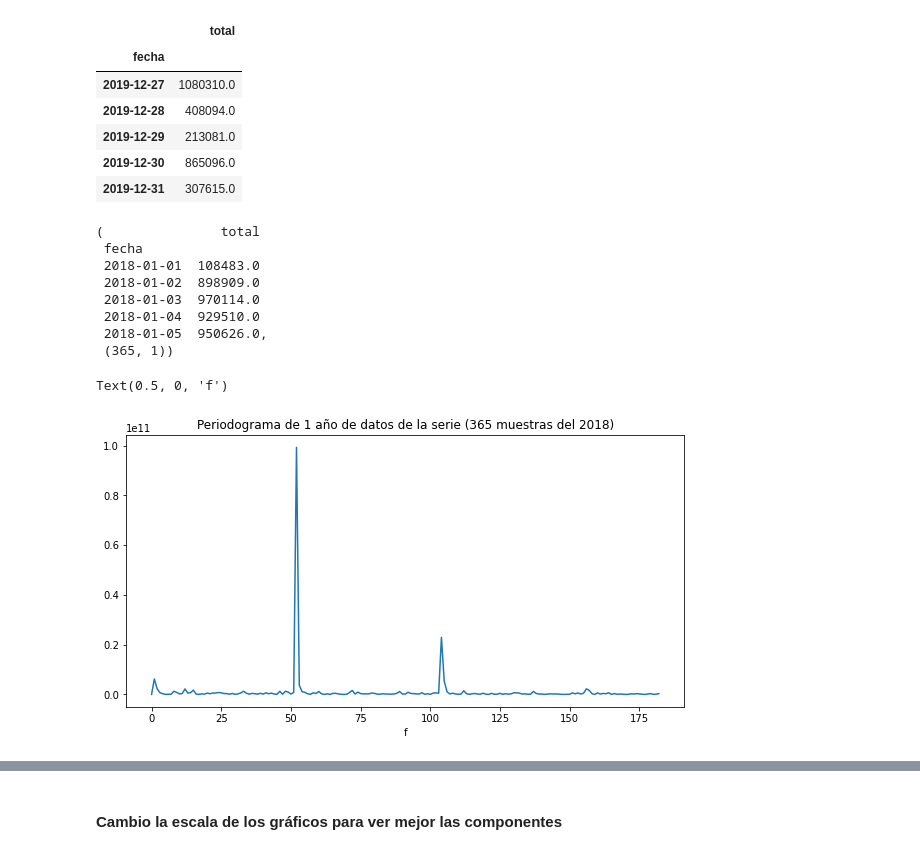
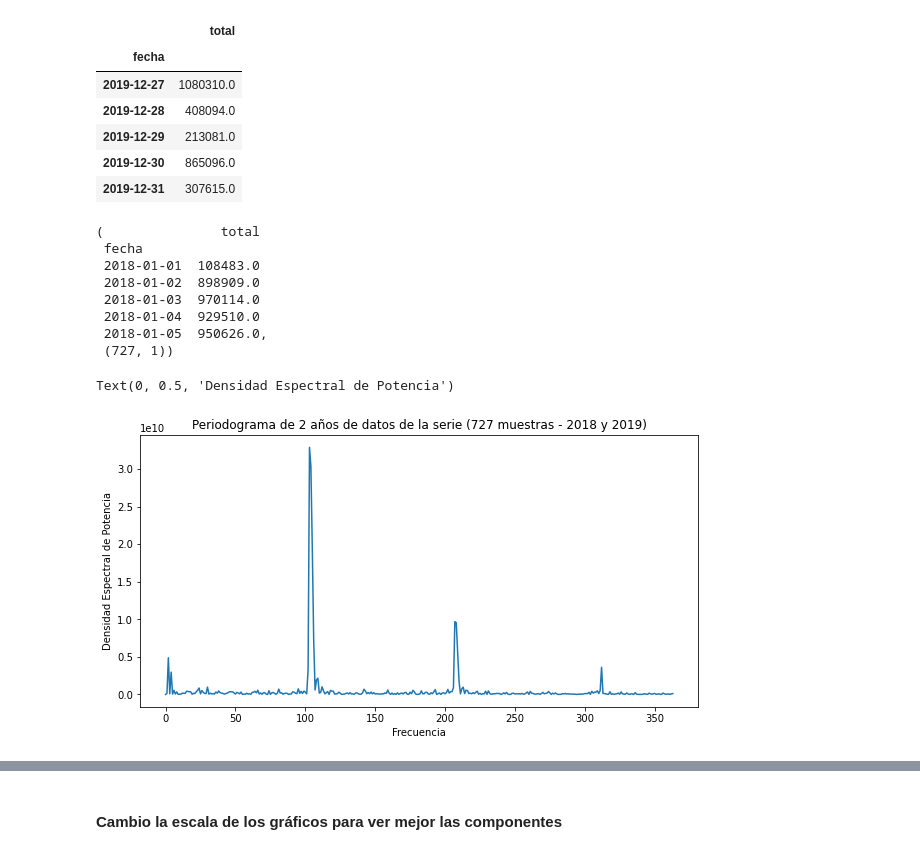
Before and after one commit to arigarmendia/Time-Series, a Jupyter notebook: TP/07-Analisis_espectral.ipynb, the cells around one changed output, grey strips where cells are left out. Cells and saved outputs as stored; diff of their text form; code cells hidden in the pictures.

```diff
--- a/TP/07-Analisis_espectral.ipynb
+++ b/TP/07-Analisis_espectral.ipynb
@@ -35,8 +35,8 @@ molinetes.tail()
 | 2019-12-30 | 865096.0 |
 | 2019-12-31 | 307615.0 |
 # %%
-# Mi dataset tiene 3 años de datos (1092 muestras), para hacer el periodograma tomo 365
-molinetes_sampled = molinetes.iloc[365:730]
+# Mi dataset tiene 3 años de datos (1092 muestras), para hacer el periodograma tomo 2 años de datos (2018 y 2019)
+molinetes_sampled = molinetes.iloc[365:1092]
 molinetes_sampled.head(), molinetes_sampled.shape
 # %% [output]
 (               total
@@ -46,14 +46,15 @@ molinetes_sampled.head(), molinetes_sampled.shape
  2018-01-03  970114.0
  2018-01-04  929510.0
  2018-01-05  950626.0,
- (365, 1))
+ (727, 1))
 # %%
-N = 365 # Número de muestras
+N = 727 # Número de muestras
 f, Pxx_den = signal.periodogram(molinetes_sampled.total, N)
 plt.figure(figsize=[10,5])
 plt.plot(f, Pxx_den)
-plt.title('Periodograma de 1 año de datos de la serie (365 muestras del 2018)')
-plt.xlabel('f')
+plt.title('Periodograma de 2 años de datos de la serie (727 muestras - 2018 y 2019)')
+plt.xlabel('Frecuencia')
+plt.ylabel('Densidad Espectral de Potencia')
 # %% [output]
-Text(0.5, 0, 'f')
+Text(0, 0.5, 'Densidad Espectral de Potencia')
-[figure, old version]
+[figure, new version]
```
Also changed, not shown: parts of 6 cells of this notebook, 5 other files.
